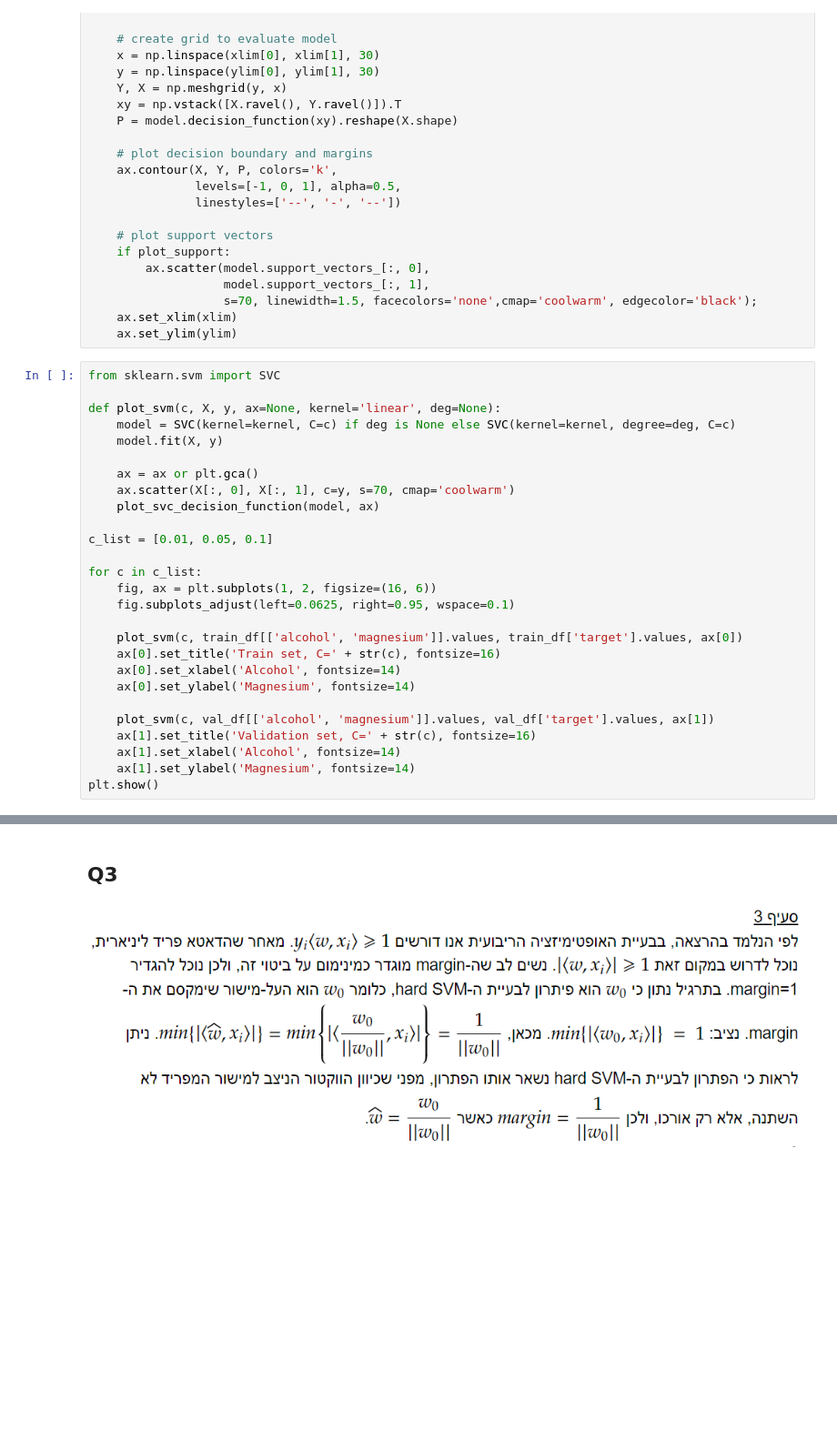
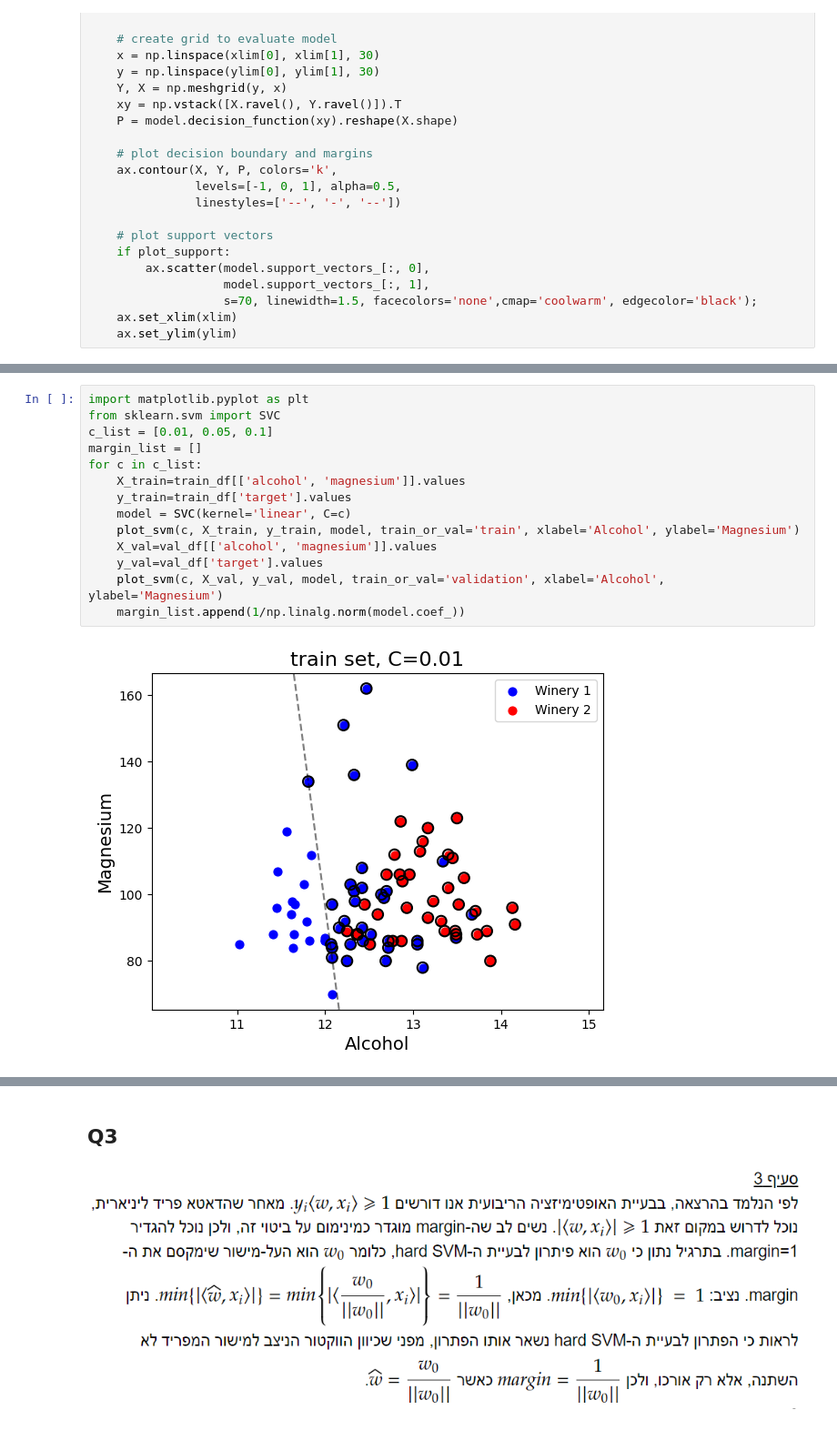
Before and after one commit to AmitShirazi1/ML_hw2, a Jupyter notebook: q1.ipynb, the cells around one changed output, grey strips where cells are left out. Shown: that part at 91% size. Cells and saved outputs as stored; diff of their text form; blank space fills up the shorter version.

```diff
--- a/q1.ipynb
+++ b/q1.ipynb
@@ -69,30 +70,3 @@ def plot_svc_decision_function(model, ax=None, plot_support=True):
                    s=70, linewidth=1.5, facecolors='none',cmap='coolwarm', edgecolor='black');
     ax.set_xlim(xlim)
     ax.set_ylim(ylim)
-# %%
-from sklearn.svm import SVC
-
-def plot_svm(c, X, y, ax=None, kernel='linear', deg=None):
-    model = SVC(kernel=kernel, C=c) if deg is None else SVC(kernel=kernel, degree=deg, C=c)
-    model.fit(X, y)
-
-    ax = ax or plt.gca()
-    ax.scatter(X[:, 0], X[:, 1], c=y, s=70, cmap='coolwarm')
-    plot_svc_decision_function(model, ax)
-
-c_list = [0.01, 0.05, 0.1]
-
-for c in c_list:
-    fig, ax = plt.subplots(1, 2, figsize=(16, 6))
-    fig.subplots_adjust(left=0.0625, right=0.95, wspace=0.1)
-
-    plot_svm(c, train_df[['alcohol', 'magnesium']].values, train_df['target'].values, ax[0])
-    ax[0].set_title('Train set, C=' + str(c), fontsize=16)
-    ax[0].set_xlabel('Alcohol', fontsize=14)
-    ax[0].set_ylabel('Magnesium', fontsize=14)
-
-    plot_svm(c, val_df[['alcohol', 'magnesium']].values, val_df['target'].values, ax[1])
-    ax[1].set_title('Validation set, C=' + str(c), fontsize=16)
-    ax[1].set_xlabel('Alcohol', fontsize=14)
-    ax[1].set_ylabel('Magnesium', fontsize=14)
-plt.show()
@@ -102,0 +120,16 @@ plt.show()
+# %%
+import matplotlib.pyplot as plt
+from sklearn.svm import SVC
+c_list = [0.01, 0.05, 0.1]
+margin_list = []
+for c in c_list:
+    X_train=train_df[['alcohol', 'magnesium']].values
+    y_train=train_df['target'].values
+    model = SVC(kernel='linear', C=c)
+    plot_svm(c, X_train, y_train, model, train_or_val='train', xlabel='Alcohol', ylabel='Magnesium')
+    X_val=val_df[['alcohol', 'magnesium']].values
+    y_val=val_df['target'].values
+    plot_svm(c, X_val, y_val, model, train_or_val='validation', xlabel='Alcohol', ylabel='Magnesium')
+    margin_list.append(1/np.linalg.norm(model.coef_))
+# %% [output]
+[figure, added]
```
Also changed, not shown: parts of 7 cells of this notebook.
